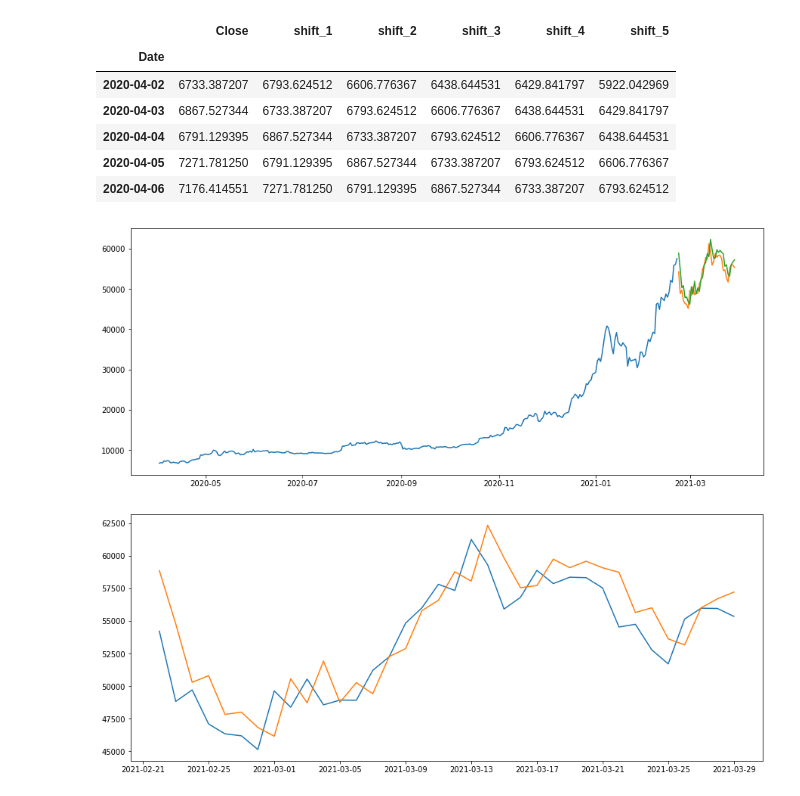
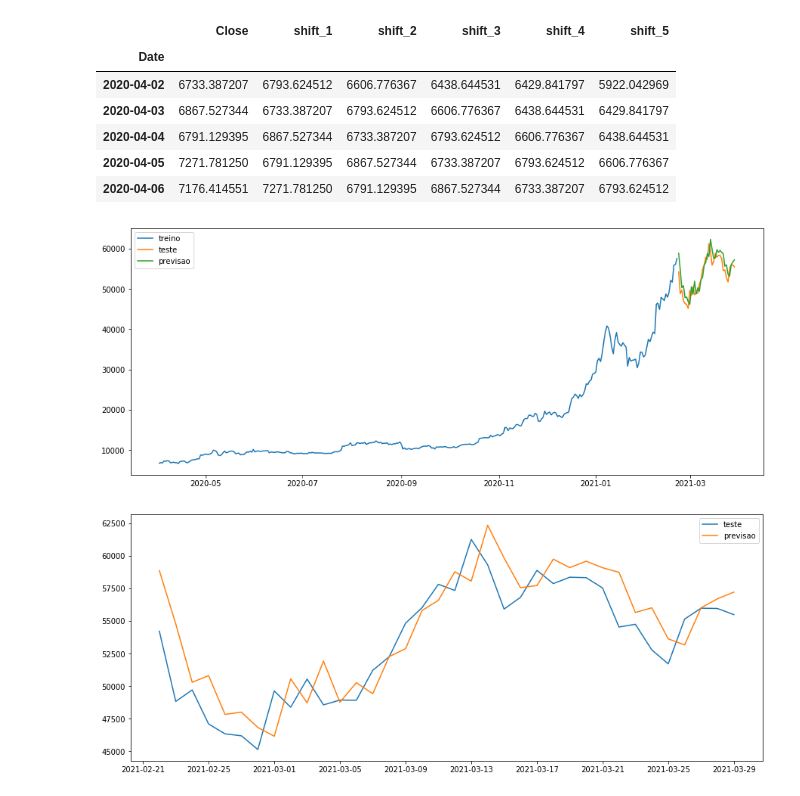
Before and after one commit to DeykyPinheiro/BTC_5_Shift, a Jupyter notebook: BTC-USD.ipynb, the cells around one changed output. Saved outputs shown, nothing was run; the diff lists cells and outputs as text; code cells hidden in the pictures.

Commit message:
colocando legenda nos graficos

```diff
--- a/BTC-USD.ipynb
+++ b/BTC-USD.ipynb
@@ -64,15 +64,15 @@ y_pred = linreg.predict(X_test) #prevendo com dados de test
 # %%
 #plotando grafico de treino e teste e previsao
 plt.figure(figsize=(15, 6))
 plt.plot(y_train, label='treino')
 plt.plot(y_test, label='teste')
 plt.plot(y_test.index, y_pred, label='previsao')
 
 
-
+plt.legend()
 plt.show()
 # %% [output]
-[figure, old version]
+[figure, new version]
 # %%
 #plotando grafico de treino e teste e previsao
 plt.figure(figsize=(15, 6))
@@ -80,10 +80,10 @@ plt.plot(y_test, label='teste')
 plt.plot(y_test.index, y_pred, label='previsao')
 
 
-
+plt.legend()
 plt.show()
 # %% [output]
-[figure, old version]
+[figure, new version]
 # %%
 #erro medio quadrado
 mean_squared_error(y_test, y_pred)
```
Also changed, not shown: parts of 2 cells of this notebook.
